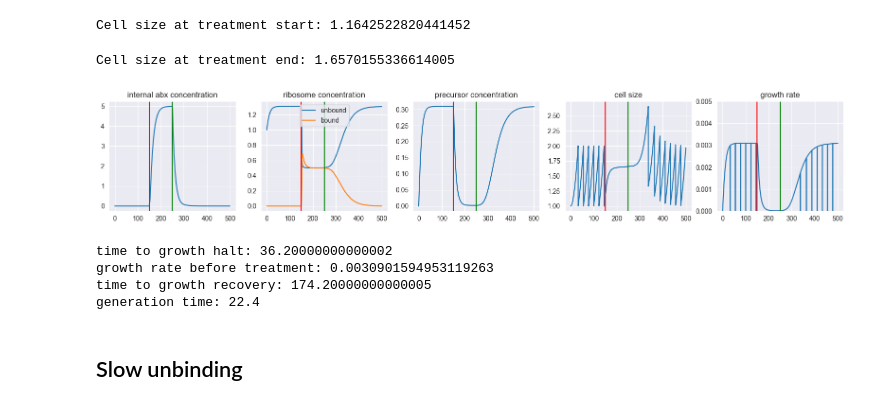
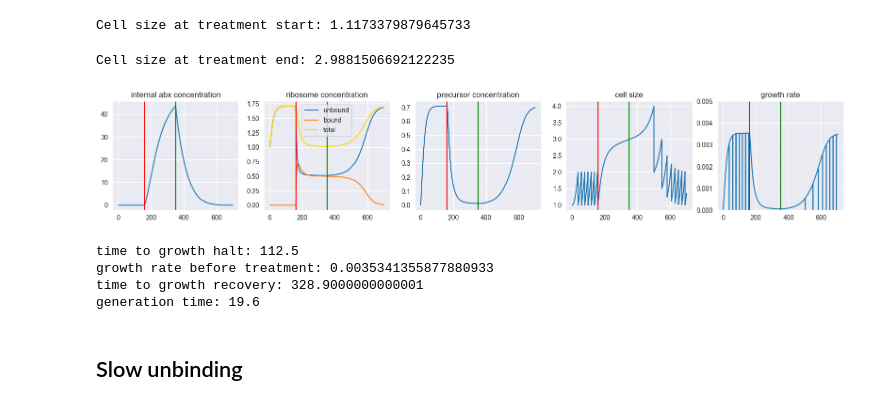
Before and after one commit to erezli/RiboTargettingAbx, a Jupyter notebook: abx_recovery.ipynb, the cells around one changed output. Saved outputs shown, nothing was run; the diff lists cells and outputs as text; code cells hidden in the pictures.

```diff
--- a/abx_recovery.ipynb
+++ b/abx_recovery.ipynb
@@ -33,58 +33,59 @@ def get_growth_info(ts):
     print("generation time: {}".format(np.mean(np.diff(div_time))))
 # %%
 time_step = 0.1
-admin_time = 150
-recovery_time = 250
+admin_time = 160
+recovery_time = 350
 param1 = {"ribo_min": 0.5,
-          "p_in": 0.01,
-          "p_out": 0.01,
-          "k_on": 3,
-          "k_off": 0.1,
+          "p_in": 0.001,
+          "p_out": 0.001,
+          "k_on": 1,
+          "k_off": 1,
           "alpha": 0.05, # ribosome synthesis rate
           "beta": 0.05, # translation rate
-          "gama": 0.1, # cell wall synthesis rate
-          "abx_env": 5,
+          "gama": 0.05, # cell wall synthesis rate
+          "abx_env": 50,
           "t_start": admin_time,
           "t_end": recovery_time}
 my_sim1 = Cell(**param1)
 initial_conditions = [0, 1, 0, 0, 1] # internal antibiotics, unbound ribosomes, bound ribosomes, precursors, cell volume
-length = 500
+length = 700
 t_eval = np.arange(0, length, time_step)
 time_series1 = my_sim1.cell_growth(initial_conditions, length=length, methods="RK45", t_eval=t_eval)
 fig, axes = plt.subplots(1, 5, figsize=(20, 3))
 axes[0].plot(time_series1.t, time_series1.y[0])
 axes[0].axvline(admin_time, c='r')
 axes[0].axvline(recovery_time, c='g')
 axes[0].set_title("internal abx concentration")
 axes[1].plot(time_series1.t, time_series1.y[1], label="unbound")
 axes[1].plot(time_series1.t, time_series1.y[2], label="bound")
+axes[1].plot(time_series1.t, time_series1.y[1] + time_series1.y[2], label="total", color="gold")
 axes[1].axvline(admin_time, c='r')
 axes[1].axvline(recovery_time, c='g')
 axes[1].legend()
 axes[1].set_title("ribosome concentration")
 axes[2].plot(time_series1.t, time_series1.y[3])
 axes[2].axvline(admin_time, c='r')
 axes[2].axvline(recovery_time, c='g')
 axes[2].set_title("precursor concentration")
 axes[3].plot(time_series1.t, time_series1.y[4])
 axes[3].axvline(admin_time, c='r')
 axes[3].axvline(recovery_time, c='g')
 axes[3].set_title("cell size")
 axes[4].plot(time_series1.t, np.gradient(np.log(time_series1.y[4])))
 axes[4].axvline(admin_time, c='r')
 axes[4].axvline(recovery_time, c='g')
 axes[4].set_ylim(0., 0.005)
 axes[4].set_title("growth rate")
 plt.show()
 get_growth_info(time_series1)
 # %% [output]
-Cell size at treatment start: 1.1642522820441452
+Cell size at treatment start: 1.1173379879645733
-Cell size at treatment end: 1.6570155336614005
+Cell size at treatment end: 2.9881506692122235
-[figure, old version]
+[figure, new version]
-time to growth halt: 36.20000000000002
-growth rate before treatment: 0.0030901594953119263
-time to growth recovery: 174.20000000000005
-generation time: 22.4
+time to growth halt: 112.5
+growth rate before treatment: 0.0035341355877880933
+time to growth recovery: 328.9000000000001
+generation time: 19.6
 # %% [markdown]
 ## Slow unbinding
 # %%
```
Also changed, not shown: parts of 1 cell of this notebook.
